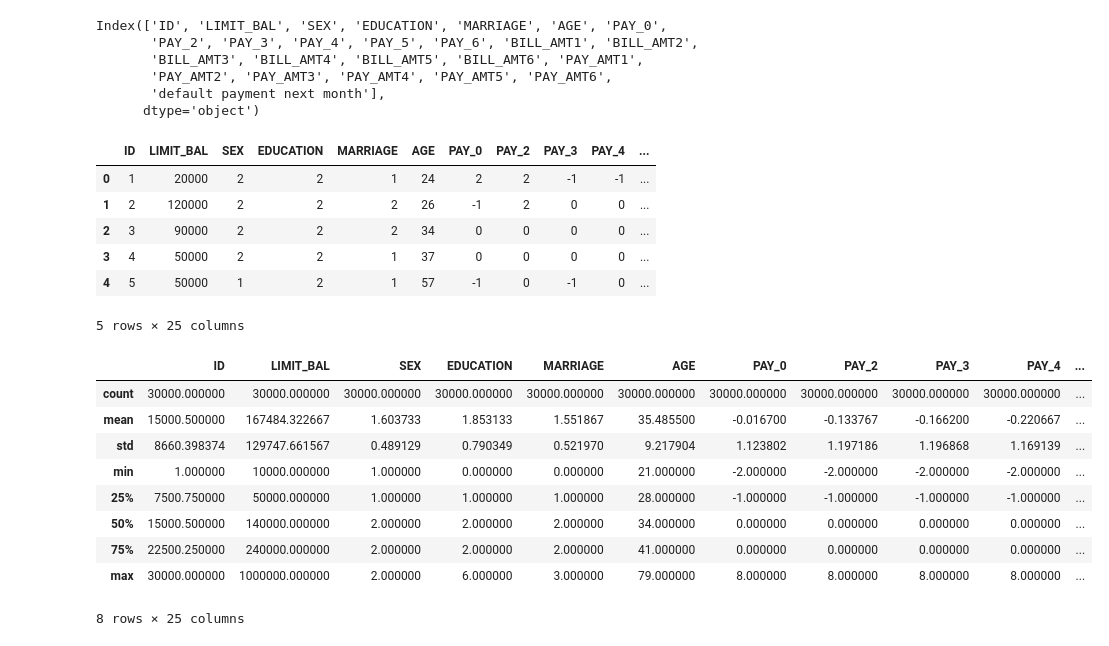
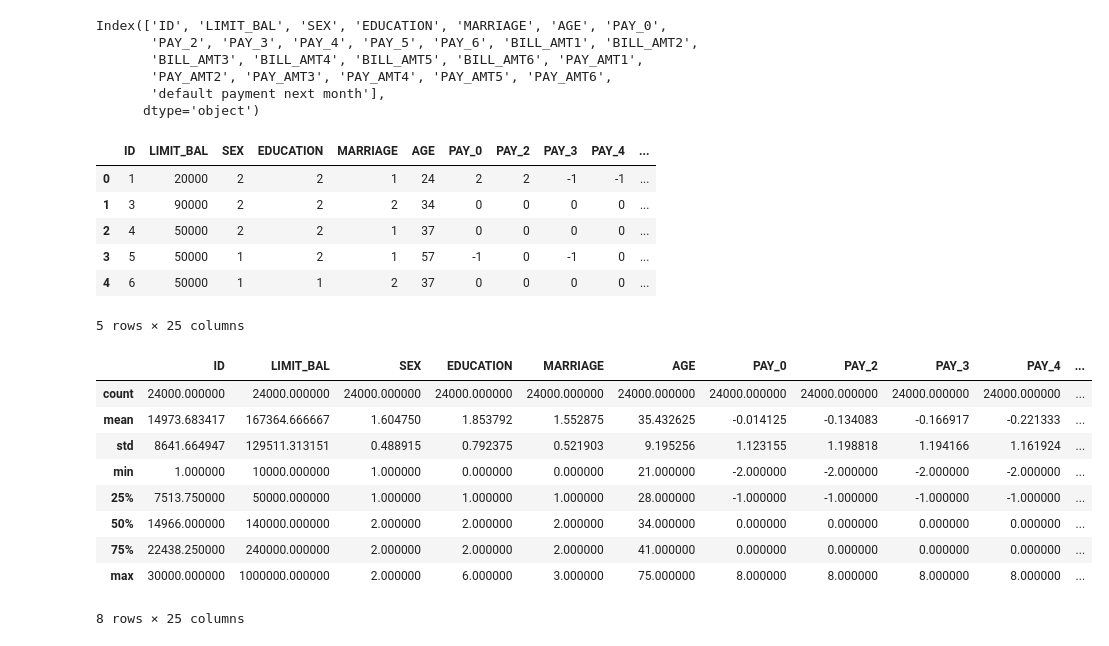
Before and after one commit to sinwall/221117_MLBasic, a Jupyter notebook: byungchang/starter_default.ipynb, the cells around one changed output. Saved outputs shown, nothing was run; the diff lists cells and outputs as text; code cells hidden in the pictures.

```diff
--- a/byungchang/starter_default.ipynb
+++ b/byungchang/starter_default.ipynb
@@ -9 +7,8 @@ df = pd.read_csv(f'../../input/default of credit card clients.csv', header=1)
+# %%
+from sklearn.model_selection import train_test_split
+
+df = pd.read_csv(f'../../input/default of credit card clients.csv', header=1)
+df_train, df_test = train_test_split(df, test_size=0.2, stratify=df['default payment next month'], random_state=42)
+df_train = df_train.sort_values(by='ID').reset_index(drop=True)
+df_test = df_test.sort_values(by='ID').reset_index(drop=True)
 # %%
@@ -25,27 +30,27 @@ Index(['ID', 'LIMIT_BAL', 'SEX', 'EDUCATION', 'MARRIAGE', 'AGE', 'PAY_0',
        'default payment next month'],
       dtype='object')
 # %%
-df.head()
+df_train.head()
 # %% [output]
 |  | ID | LIMIT_BAL | SEX | EDUCATION | MARRIAGE | AGE | PAY_0 | PAY_2 | PAY_3 | PAY_4 | ... |
 | 0 | 1 | 20000 | 2 | 2 | 1 | 24 | 2 | 2 | -1 | -1 | ... |
-| 1 | 2 | 120000 | 2 | 2 | 2 | 26 | -1 | 2 | 0 | 0 | ... |
-| 2 | 3 | 90000 | 2 | 2 | 2 | 34 | 0 | 0 | 0 | 0 | ... |
-| 3 | 4 | 50000 | 2 | 2 | 1 | 37 | 0 | 0 | 0 | 0 | ... |
-| 4 | 5 | 50000 | 1 | 2 | 1 | 57 | -1 | 0 | -1 | 0 | ... |
+| 1 | 3 | 90000 | 2 | 2 | 2 | 34 | 0 | 0 | 0 | 0 | ... |
+| 2 | 4 | 50000 | 2 | 2 | 1 | 37 | 0 | 0 | 0 | 0 | ... |
+| 3 | 5 | 50000 | 1 | 2 | 1 | 57 | -1 | 0 | -1 | 0 | ... |
+| 4 | 6 | 50000 | 1 | 1 | 2 | 37 | 0 | 0 | 0 | 0 | ... |
 5 rows × 25 columns
 # %%
-df.describe()
+df_train.describe()
 # %% [output]
 |  | ID | LIMIT_BAL | SEX | EDUCATION | MARRIAGE | AGE | PAY_0 | PAY_2 | PAY_3 | PAY_4 | ... |
-| count | 30000.000000 | 30000.000000 | 30000.000000 | 30000.000000 | 30000.000000 | 30000.000000 | 30000.000000 | 30000.000000 | 30000.000000 | 30000.000000 | ... |
-| mean | 15000.500000 | 167484.322667 | 1.603733 | 1.853133 | 1.551867 | 35.485500 | -0.016700 | -0.133767 | -0.166200 | -0.220667 | ... |
-| std | 8660.398374 | 129747.661567 | 0.489129 | 0.790349 | 0.521970 | 9.217904 | 1.123802 | 1.197186 | 1.196868 | 1.169139 | ... |
+| count | 24000.000000 | 24000.000000 | 24000.000000 | 24000.000000 | 24000.000000 | 24000.000000 | 24000.000000 | 24000.000000 | 24000.000000 | 24000.000000 | ... |
+| mean | 14973.683417 | 167364.666667 | 1.604750 | 1.853792 | 1.552875 | 35.432625 | -0.014125 | -0.134083 | -0.166917 | -0.221333 | ... |
+| std | 8641.664947 | 129511.313151 | 0.488915 | 0.792375 | 0.521903 | 9.195256 | 1.123155 | 1.198818 | 1.194166 | 1.161924 | ... |
 | min | 1.000000 | 10000.000000 | 1.000000 | 0.000000 | 0.000000 | 21.000000 | -2.000000 | -2.000000 | -2.000000 | -2.000000 | ... |
-| 25% | 7500.750000 | 50000.000000 | 1.000000 | 1.000000 | 1.000000 | 28.000000 | -1.000000 | -1.000000 | -1.000000 | -1.000000 | ... |
-| 50% | 15000.500000 | 140000.000000 | 2.000000 | 2.000000 | 2.000000 | 34.000000 | 0.000000 | 0.000000 | 0.000000 | 0.000000 | ... |
-| 75% | 22500.250000 | 240000.000000 | 2.000000 | 2.000000 | 2.000000 | 41.000000 | 0.000000 | 0.000000 | 0.000000 | 0.000000 | ... |
-| max | 30000.000000 | 1000000.000000 | 2.000000 | 6.000000 | 3.000000 | 79.000000 | 8.000000 | 8.000000 | 8.000000 | 8.000000 | ... |
+| 25% | 7513.750000 | 50000.000000 | 1.000000 | 1.000000 | 1.000000 | 28.000000 | -1.000000 | -1.000000 | -1.000000 | -1.000000 | ... |
+| 50% | 14966.000000 | 140000.000000 | 2.000000 | 2.000000 | 2.000000 | 34.000000 | 0.000000 | 0.000000 | 0.000000 | 0.000000 | ... |
+| 75% | 22438.250000 | 240000.000000 | 2.000000 | 2.000000 | 2.000000 | 41.000000 | 0.000000 | 0.000000 | 0.000000 | 0.000000 | ... |
+| max | 30000.000000 | 1000000.000000 | 2.000000 | 6.000000 | 3.000000 | 75.000000 | 8.000000 | 8.000000 | 8.000000 | 8.000000 | ... |
 8 rows × 25 columns
 # %%
 fig, axs = plt.subplots(nrows=4, ncols=6, figsize=(24, 12))
```
Also changed, not shown: parts of 8 cells of this notebook, 1 other file.
